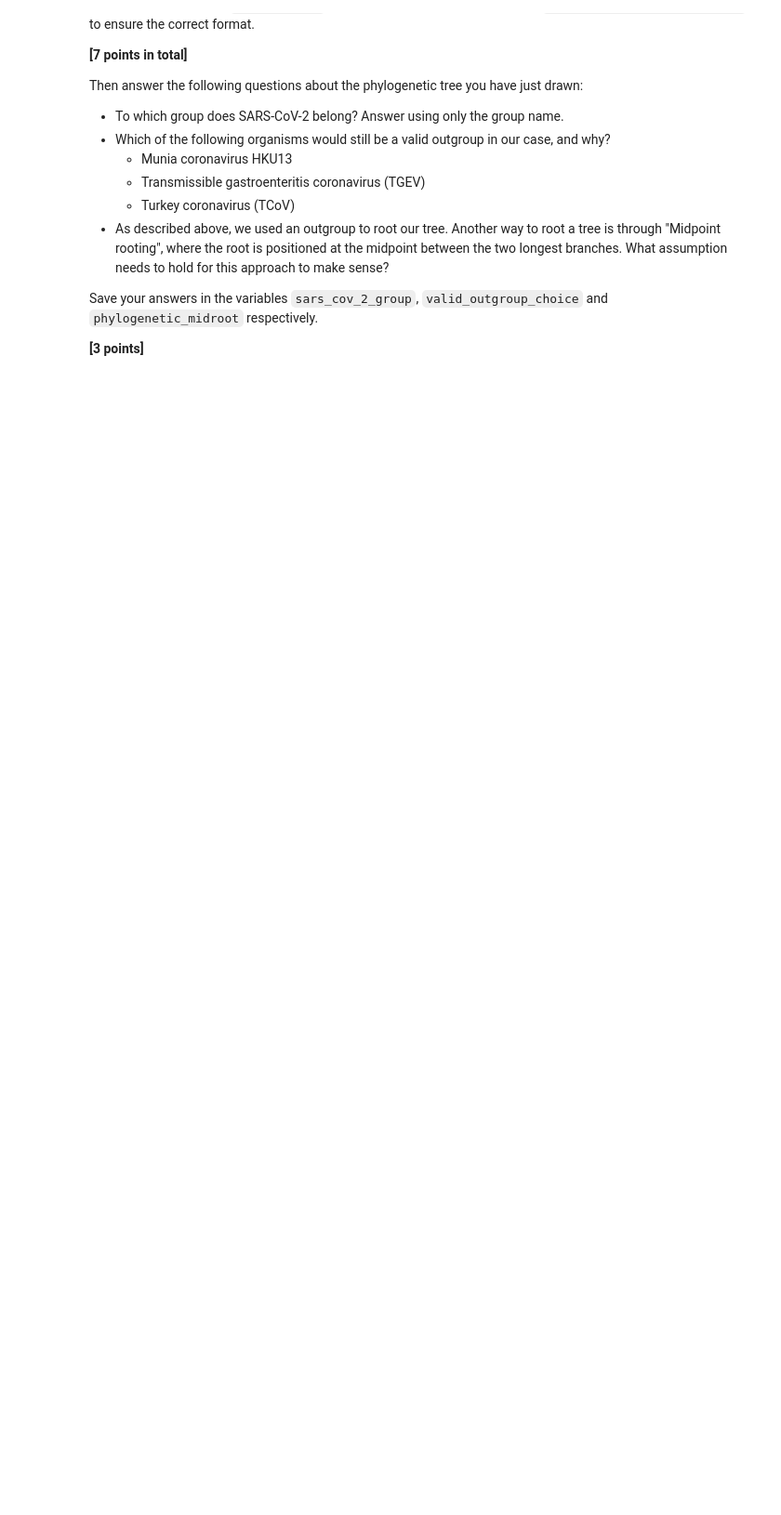
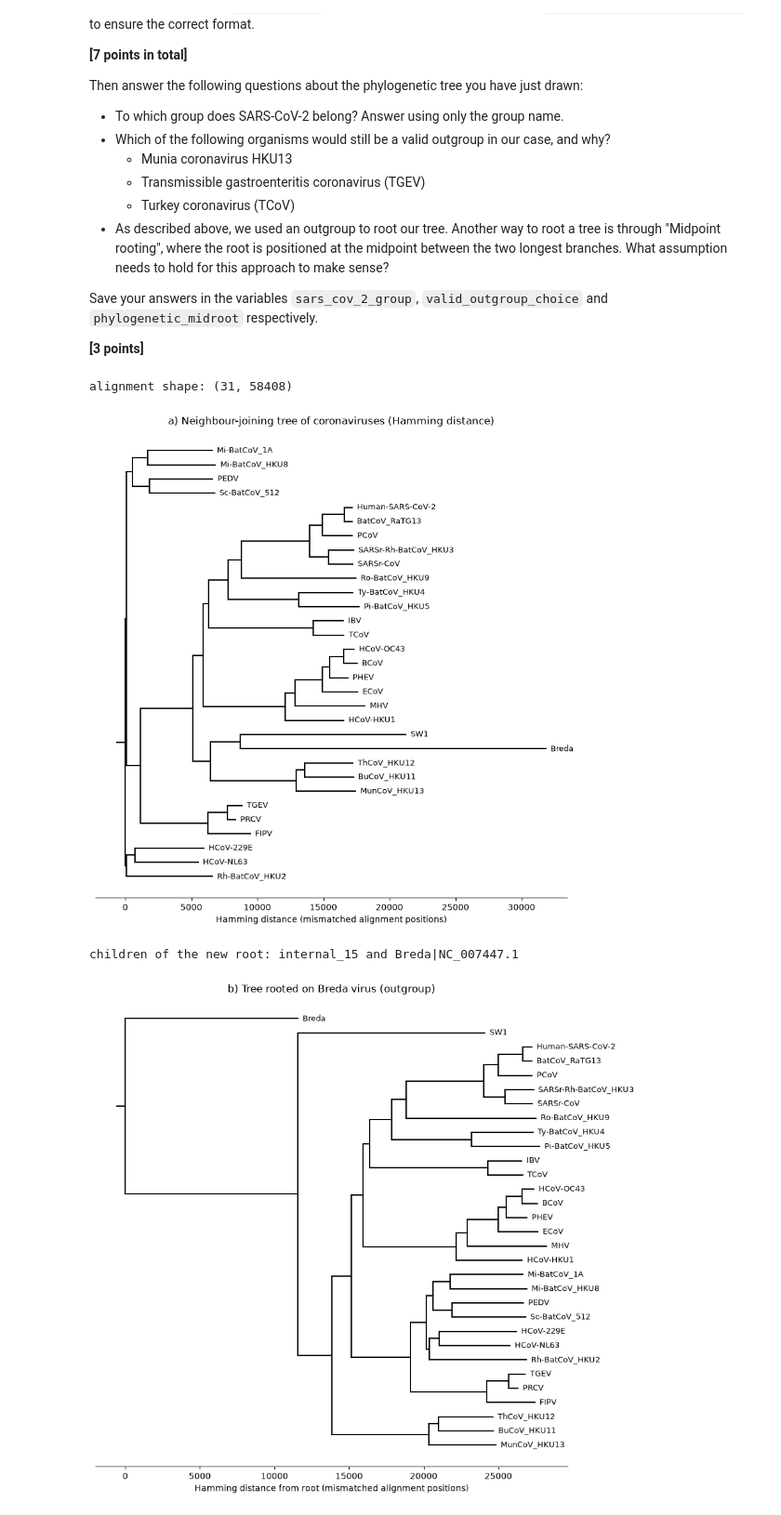
Before and after one commit to ERCC1-XPF/assign_phylo, a Jupyter notebook: phylo_workbook.ipynb, the cells around one changed output. Shown at 93% size. Drawn from its saved outputs; the diff is of its cells as text; code cells hidden in the pictures; blank space fills up the shorter version.

Commit message:
plot tree and problem 3a-b

```diff
--- a/phylo_workbook.ipynb
+++ b/phylo_workbook.ipynb
@@ -128,3 +128,82 @@ Save your answers in the variables `sars_cov_2_group`, `valid_outgroup_choice` a
+# %%
+import matplotlib.pyplot as plt
+from Bio import SeqIO
+from helper_functions import neighbor_joining, plot_nj_tree, reroot_tree
+
+# Question a
+
+# Read the multiple sequence alignment
+records = list(SeqIO.parse("data/clustal_MSA_coronavirus.fasta", "fasta"))
+labels = [rec.id for rec in records]
+
+# Encode the alignment as a 2D NumPy array:
+# rows represent sequences; columns represent aligned positions
+msa = np.array([np.frombuffer(str(rec.seq).upper().encode(), dtype=np.uint8) for rec in records])
+print("alignment shape:", msa.shape)
+
+# Compute the pairwise Hamming distance matrix by counting unequal
+# characters at aligned positions. A gap versus a base is a mismatch;
+# two gaps are a match. Distances are counts, not proportions
+distances = (msa[:, None, :] != msa[None, :, :]).sum(axis=2).astype(float)
+
+# Build the tree with our neighbour-joining implementation
+tree = neighbor_joining(distances, labels)
+
+
+def short_name(label):
+    """Show only the virus name on the plot, without the accession."""
+    return label.split("|")[0]
+
+
+# Plot the tree
+fig, ax = plt.subplots(figsize=(10, 10))
+plot_nj_tree(tree, ax=ax, fontsize=9, label_func=short_name)
+ax.set_title("a) Neighbour-joining tree of coronaviruses (Hamming distance)")
+ax.set_xlabel("Hamming distance (mismatched alignment positions)")
+ax.set_yticks([])
+ax.spines["left"].set_visible(False)
+plt.show()
+
+
+# ===== b) Reroot the tree with Breda virus as the outgroup =====
+
+def find_node(node, name):
+    """Search the tree (depth-first) and return the node with the given name."""
+    stack = [node]
+    while stack:
+        current = stack.pop()
+        if current is None:
+            continue
+        if current.name == name:
+            return current
+        stack += [current.left, current.right]
+    return None
+
+
+# 1. Fetch the outgroup node from the tree (its label is "Breda|NC_007447.1")
+outgroup_label = next(label for label in labels if label.startswith("Breda|"))
+outgroup = find_node(tree, outgroup_label)
+
+# 2. Reroot: the new root sits halfway along the branch leading to Breda.
+#    Our Node class has no extra relational attributes, so reroot_tree needs no changes.
+rooted_tree = reroot_tree(tree, outgroup)
+print("children of the new root:", rooted_tree.left.name, "and", rooted_tree.right.name)
+
+# 3. Plot the rooted tree
+fig, ax = plt.subplots(figsize=(10, 10))
+plot_nj_tree(rooted_tree, ax=ax, fontsize=9, label_func=short_name)
+ax.set_title("b) Tree rooted on Breda virus (outgroup)")
+ax.set_xlabel("Hamming distance from root (mismatched alignment positions)")
+ax.set_yticks([])
+ax.spines["left"].set_visible(False)
+plt.show()
+
+# plt.savefig('problem3.svg')
+# %% [output]
+alignment shape: (31, 58408)
+[figure, added]
+children of the new root: internal_15 and Breda|NC_007447.1
+[figure, added]
 # %%
 sars_cov_2_group = """To which group does SARS-CoV-2 belong? Answer using only the group name."""
 # %%
```
Also changed, not shown: parts of 3 cells of this notebook, 2 other files.
